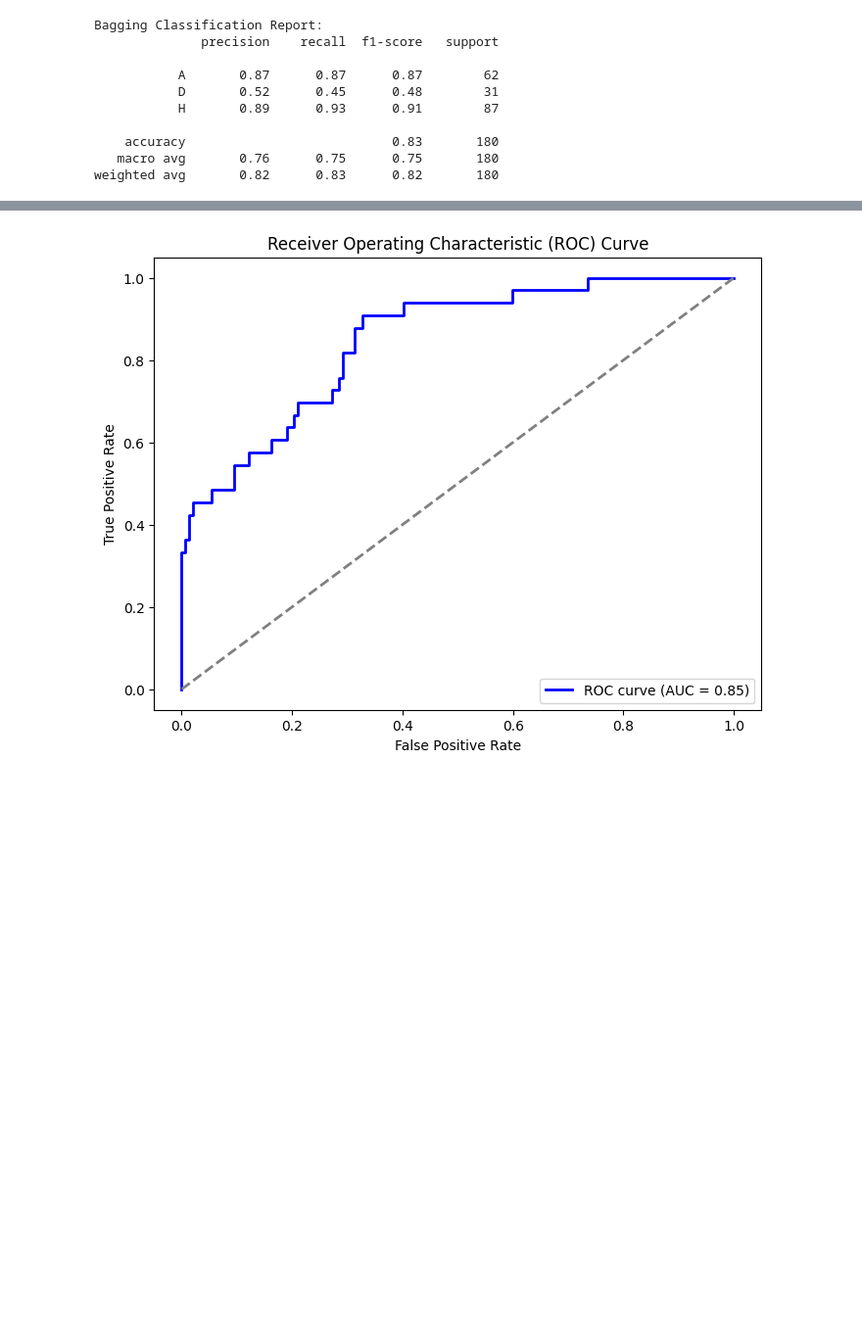
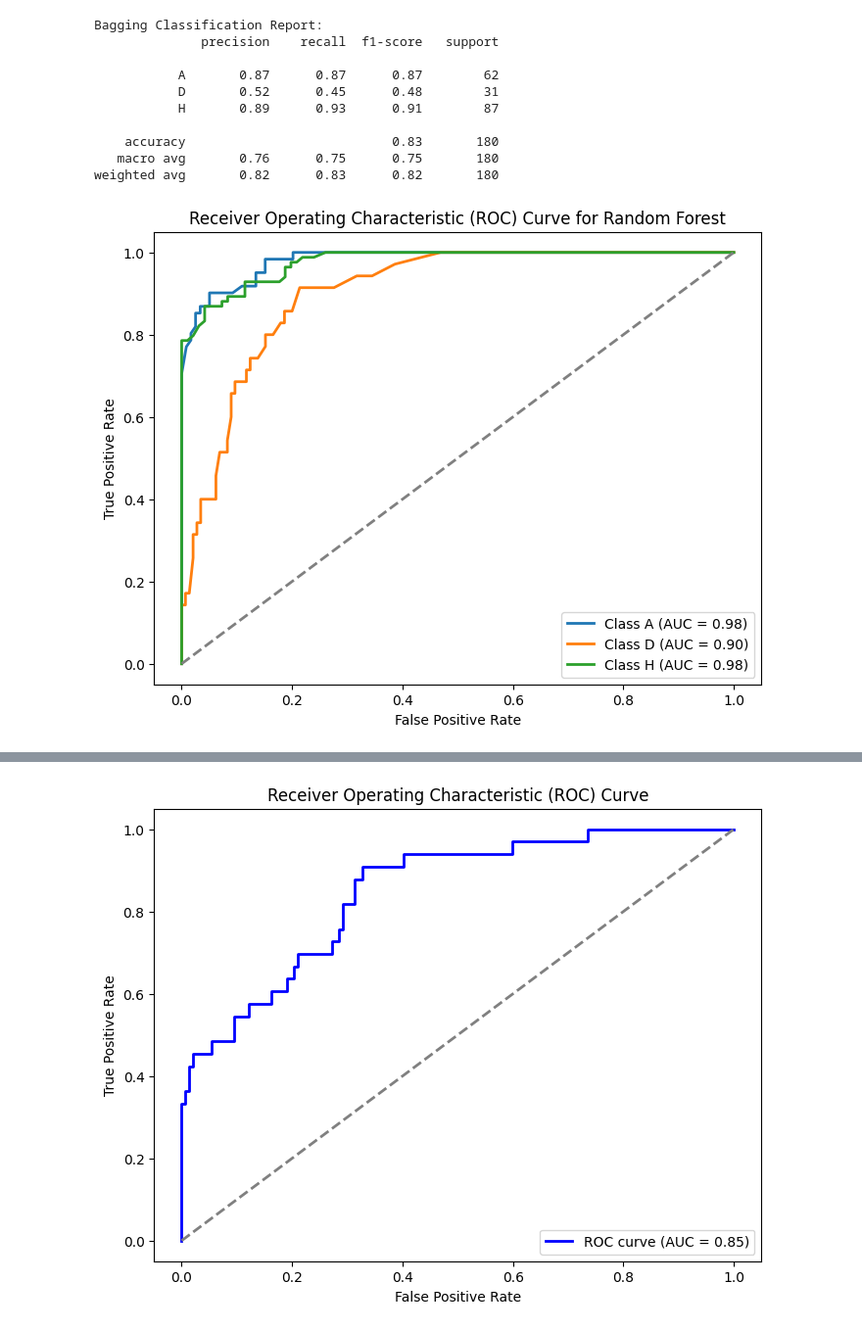
Before and after one commit to munirgulam/ml-project, a Jupyter notebook: ml-project.ipynb, the cells around one changed output, grey strips where cells are left out. Shown: that part at 98% size. Saved outputs shown, nothing was run; the diff lists cells and outputs as text; code cells hidden in the pictures; blank space fills up the shorter version.

Commit message:
Added Random FOrest

```diff
--- a/ml-project.ipynb
+++ b/ml-project.ipynb
@@ -790,3 +790,75 @@ Bagging Classification Report:
     accuracy                           0.83       180
    macro avg       0.76      0.75      0.75       180
 weighted avg       0.82      0.83      0.82       180
+# %%
+import pandas as pd
+import numpy as np
+from sklearn.model_selection import train_test_split
+from sklearn.preprocessing import StandardScaler, MinMaxScaler, LabelEncoder
+from sklearn.ensemble import RandomForestClassifier
+from sklearn.metrics import classification_report, confusion_matrix, accuracy_score, roc_curve, auc
+from sklearn.preprocessing import label_binarize
+import matplotlib.pyplot as plt
+
+# Create 'is_hosting' feature
+data['is_hosting'] = (data['home_team'] == data['country']).astype(int)
+
+label_encoder = LabelEncoder()
+data['outcome_encoded'] = label_encoder.fit_transform(data['outcome'])
+
+features = ['is_hosting',
+            'Home_Weighted_Streak', 'Away_Weighted_Streak', 'Home_Form', 'Away_Form']
+X = data[features]
+y = data['outcome_encoded']
+
+# Train-Test Split
+X_train, X_test, y_train, y_test = train_test_split(X, y, test_size=0.2, random_state=42)
+
+# Feature Scaling
+scaler = StandardScaler()  # You can also use MinMaxScaler() for normalization
+X_train_scaled = scaler.fit_transform(X_train)
+X_test_scaled = scaler.transform(X_test)
+
+# --- Random Forest Classifier ---
+rf_model = RandomForestClassifier(n_estimators=100, random_state=42)
+
+# Train the Random Forest model
+rf_model.fit(X_train_scaled, y_train)
+
+# Predictions
+rf_predictions = rf_model.predict(X_test_scaled)
+
+# Get predicted probabilities for each class
+rf_probabilities = rf_model.predict_proba(X_test_scaled)
+
+# Binarize the true labels for multi-class classification
+y_test_bin = label_binarize(y_test, classes=[0, 1, 2])
+
+# ROC curve and AUC for each class
+fpr = {}
+tpr = {}
+roc_auc = {}
+
+# ROC curve and AUC
+for i in range(len(label_encoder.classes_)):
+    fpr[i], tpr[i], _ = roc_curve(y_test_bin[:, i], rf_probabilities[:, i])
+    roc_auc[i] = auc(fpr[i], tpr[i])
+
+# Plot
+plt.figure(figsize=(8, 6))
+for i in range(len(label_encoder.classes_)):
+    plt.plot(fpr[i], tpr[i], lw=2, label=f'Class {label_encoder.classes_[i]} (AUC = {roc_auc[i]:.2f})')
+
+# Plot random classifier line
+plt.plot([0, 1], [0, 1], color='gray', lw=2, linestyle='--')
+
+plt.xlabel('False Positive Rate')
+plt.ylabel('True Positive Rate')
+plt.title('Receiver Operating Characteristic (ROC) Curve for Random Forest')
+plt.legend(loc='lower right')
+plt.show()
+
+print("Random Forest Classification Report:")
+print(classification_report(y_test, rf_predictions, target_names=label_encoder.classes_))
+# %% [output]
+[figure, added]
```
Also changed, not shown: parts of 2 cells of this notebook.
